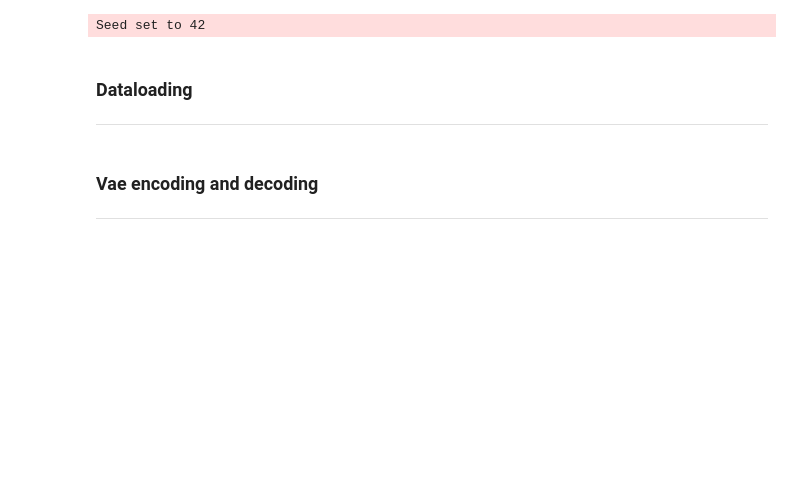
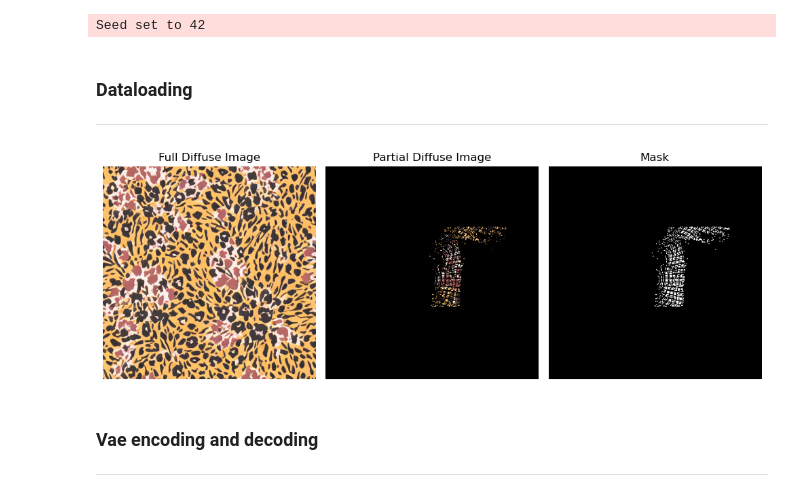
Before and after one commit to ludekcizinsky/garment-texture-completion, a Jupyter notebook: notebooks/unit_testing.ipynb, the cells around one changed output. Cells and saved outputs as stored; diff of their text form; code cells hidden in the pictures; blank space fills up the shorter version.

Commit message:
return mask in dataset

```diff
--- a/notebooks/unit_testing.ipynb
+++ b/notebooks/unit_testing.ipynb
@@ -25,26 +25,32 @@ from omegaconf import OmegaConf
 # %%
 cfg = OmegaConf.load("../configs/train.yaml")
 dataset = InpaintingDataset(cfg)
 i = random.randint(0, len(dataset) - 1)
 sample = dataset[i]
 
 diffuse_img, partial_img = sample["full_diffuse_img"], sample["partial_diffuse_img"]
-
-diffuse_img, partial_img = data_utils.channels_last(diffuse_img), data_utils.channels_last(partial_img)
-diffuse_img, partial_img = data_utils.denormalise_image(diffuse_img), data_utils.denormalise_image(partial_img)
+diffuse_img = post_process_image(diffuse_img)
+partial_img = post_process_image(partial_img)
+mask = post_process_image(sample["mask"])
 
 
-fig, ax = plt.subplots(1, 2, figsize=(10, 5))
+fig, ax = plt.subplots(1, 3, figsize=(10, 5))
 
 ax[0].imshow(diffuse_img)
 ax[0].set_title("Full Diffuse Image")
 ax[0].axis("off")
 
 ax[1].imshow(partial_img)
 ax[1].set_title("Partial Diffuse Image")
 ax[1].axis("off")
 
+ax[2].imshow(mask)
+ax[2].set_title("Mask")
+ax[2].axis("off")
+
 plt.tight_layout()
+# %% [output]
+[figure, added]
 # %% [markdown]
 ### Vae encoding and decoding
 
```
Also changed, not shown: parts of 1 cell of this notebook, 1 other file.
